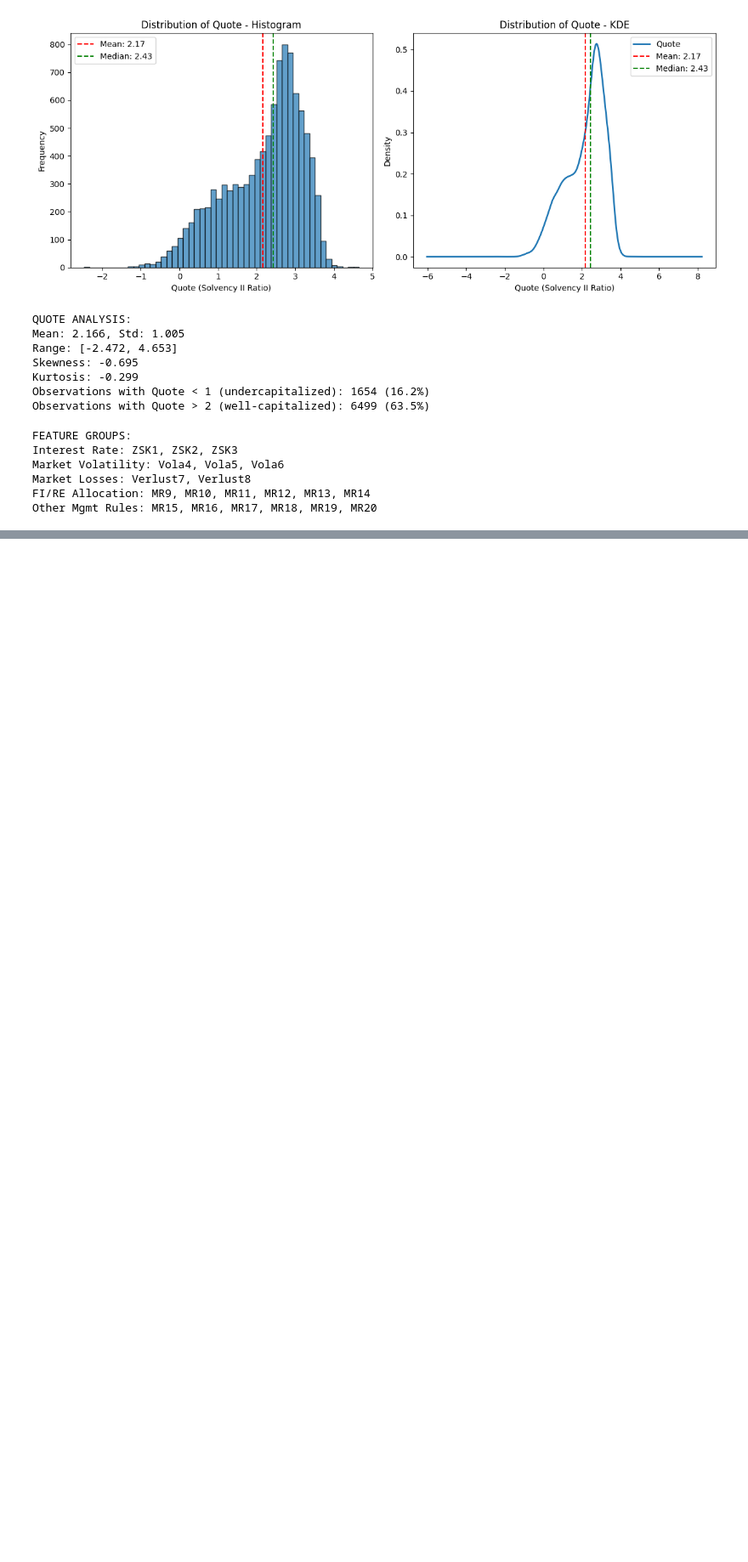
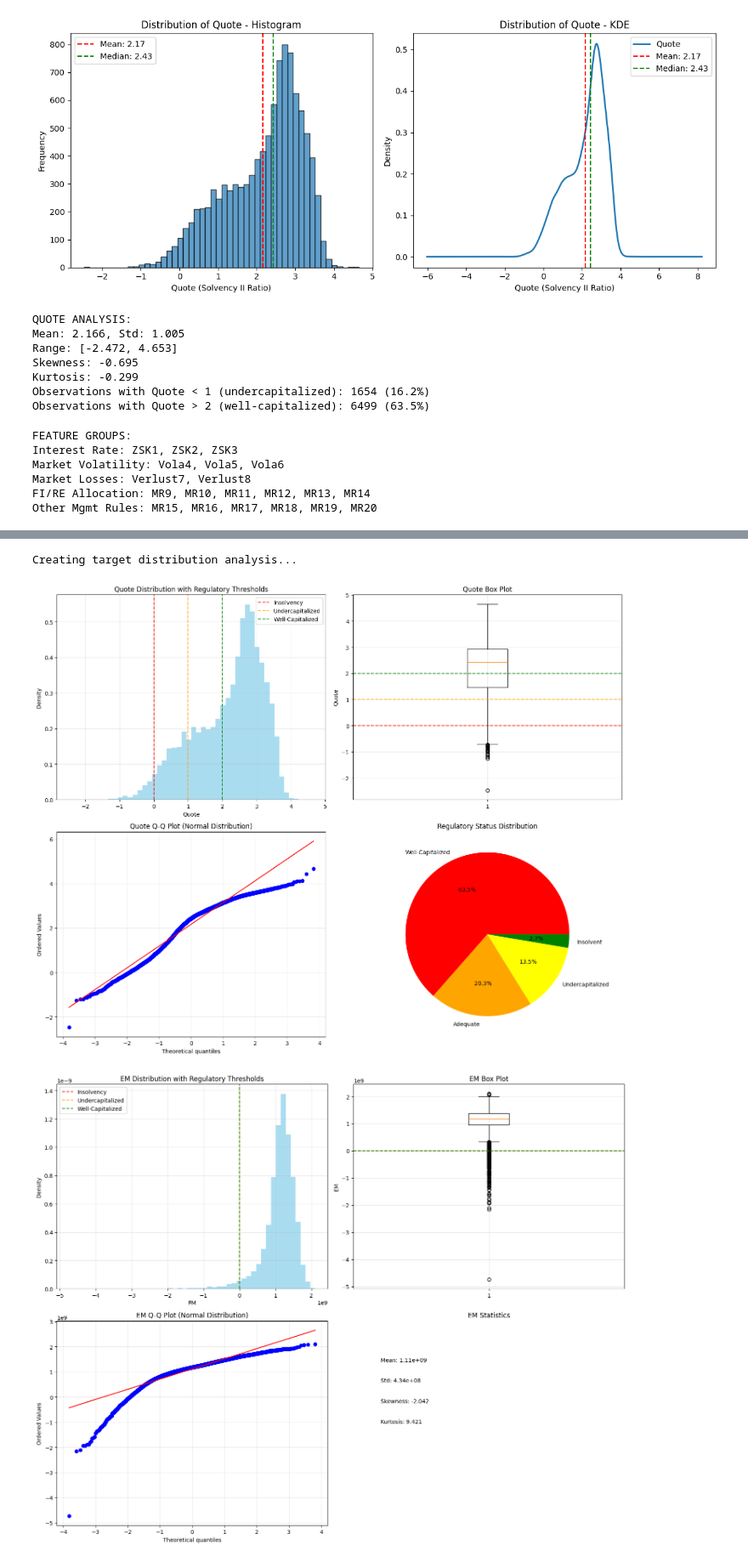
Before and after one commit to Ace3Z/Solvency-ETH-proj, a Jupyter notebook: code.ipynb, the cells around one changed output, grey strips where cells are left out. Shown at 85% size. Drawn from its saved outputs; the diff is of its cells as text; code cells hidden in the pictures; blank space fills up the shorter version.

```diff
--- a/code.ipynb
+++ b/code.ipynb
@@ -401,0 +286,20 @@ FI/RE Allocation    : 0.1670
+# %%
+# Create regulatory threshold indicators for enhanced analysis
+df['regulatory_status'] = pd.cut(df['Quote'],
+                                bins=[-np.inf, 0, 1, 2, np.inf],
+                                labels=['Insolvent', 'Undercapitalized', 'Adequate', 'Well-Capitalized'])
+
+df['is_insolvent'] = (df['Quote'] < 0).astype(int)
+df['is_undercapitalized'] = (df['Quote'] < 1).astype(int)
+df['is_well_capitalized'] = (df['Quote'] > 2).astype(int)
+
+# Create distribution analysis plots
+print(f"\nCreating target distribution analysis...")
+for target in ['Quote', 'EM', 'SCR']:
+    fig = plot_distribution_analysis(df, target)
+    plt.savefig(f'distribution_analysis_{target.lower()}.png', dpi=300, bbox_inches='tight')
+    plt.show()
+# %% [output]
+Creating target distribution analysis...
+[figure, added]
+[figure, added]
```
Also changed, not shown: parts of 8 cells of this notebook, 4 other files.
